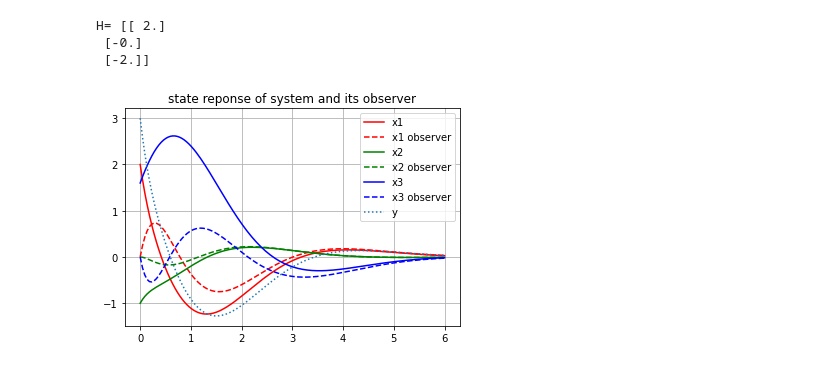
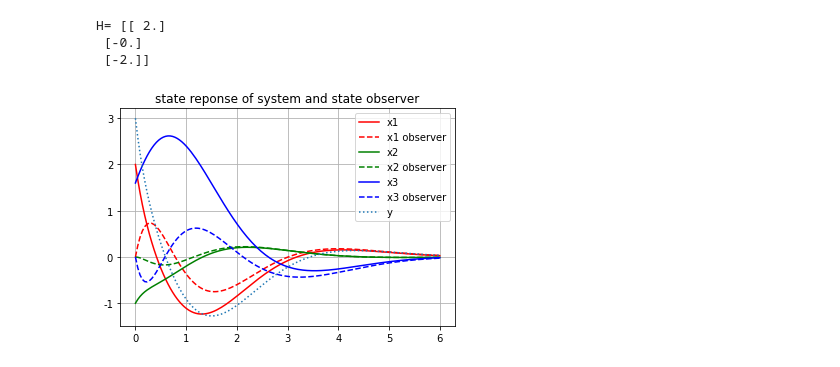
Before and after one commit to xsro/university-learning-code, a Jupyter notebook: 6ModernControlTheory/1StateFeedbackStateObserver/stateFeedbackAndStateObserver.ipynb, the cells around one changed output. Cells and saved outputs as stored; diff of their text form; code cells hidden in the pictures.

```diff
--- a/6ModernControlTheory/1StateFeedbackStateObserver/stateFeedbackAndStateObserver.ipynb
+++ b/6ModernControlTheory/1StateFeedbackStateObserver/stateFeedbackAndStateObserver.ipynb
@@ -143,19 +143,19 @@ G3=ss(A3,B3,C3,D3)
 # %%
 Tfinal=6
 x03=np.block([[x0],[np.zeros(x0.shape)]])
 y3,t3,x3=initial(G3,X0=x03,T=Tfinal,return_x=True)
 plt.plot(t3,x3[:,0],'r',  label='x1')
 plt.plot(t3,x3[:,3],'r--',label='x1 observer')
 plt.plot(t3,x3[:,1],'g',  label='x2')
 plt.plot(t3,x3[:,4],'g--',label='x2 observer')
 plt.plot(t3,x3[:,2],'b',  label='x3')
 plt.plot(t3,x3[:,5],'b--',label='x3 observer')
 
 plt.plot(t3,y3,':',label='y')
 
 plt.legend()
 plt.grid()
-plt.title('state reponse of system and its observer')
+plt.title('state reponse of system and state observer')
 plt.show()
 # %% [output]
-[figure, old version]
+[figure, new version]
```
Also changed, not shown: parts of 2 cells of this notebook, 1 other file.
